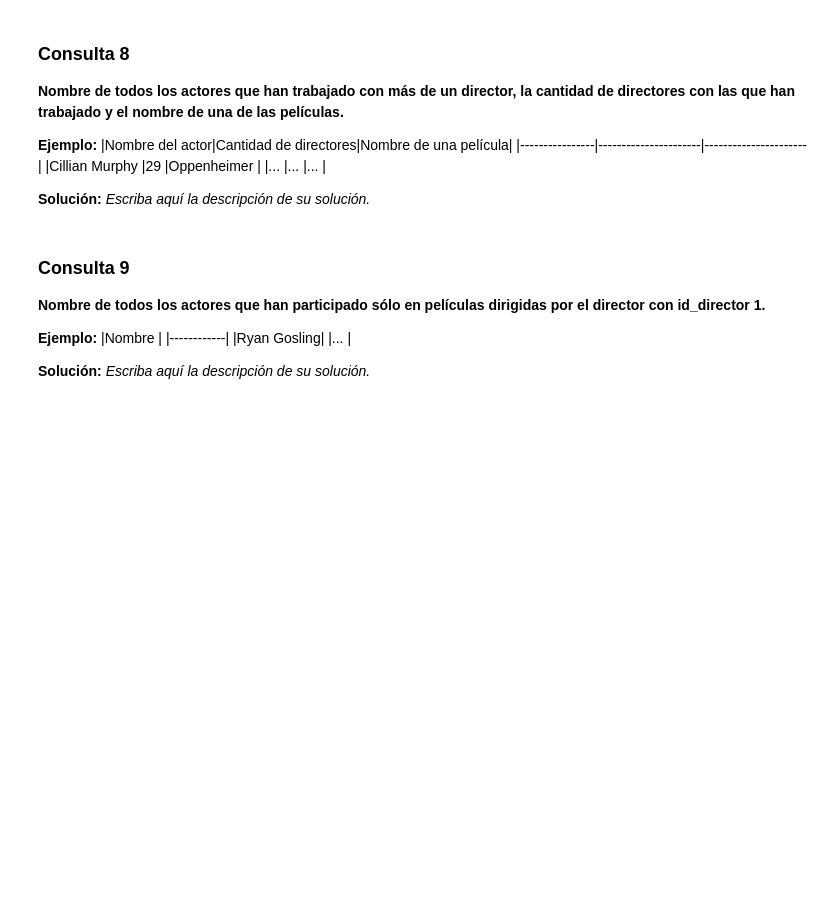
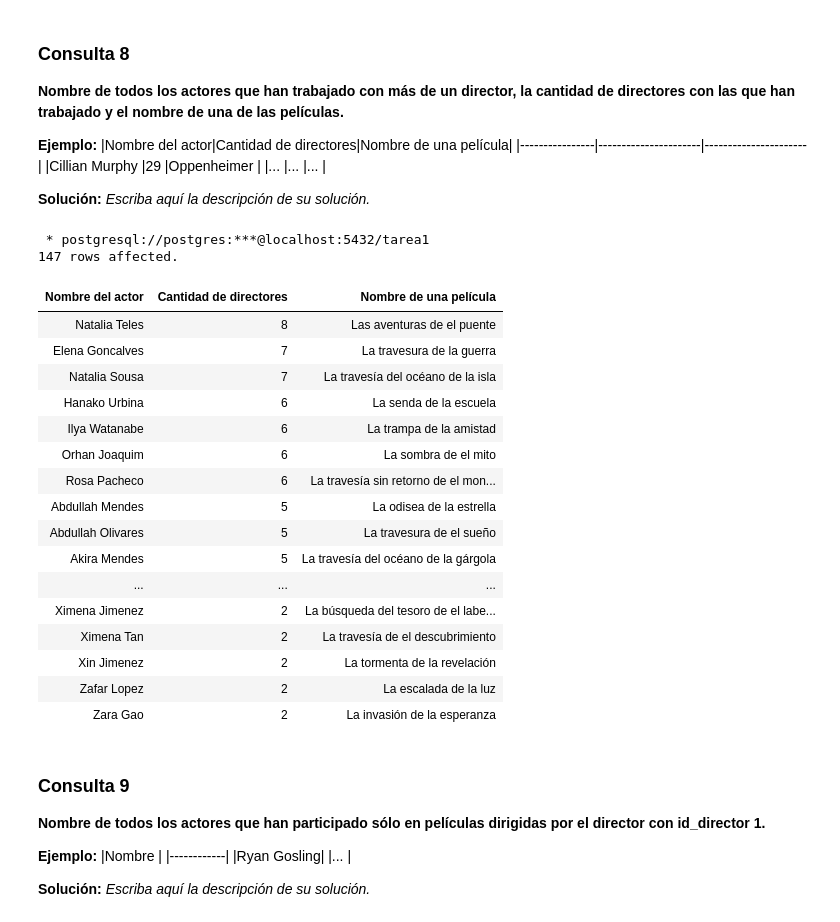
Before and after one commit to USM-Wolffe/Tarea-1-Base-de-datos, a Jupyter notebook: Tarea_1.ipynb, the cells around one changed output. Cells and saved outputs as stored; diff of their text form; code cells hidden in the pictures; blank space fills up the shorter version.

```diff
--- a/Tarea_1.ipynb
+++ b/Tarea_1.ipynb
@@ -457,3 +586,41 @@ Escriba aquí las consultas pedidas. Recuerde agregar una descripción _breve_ d
+# %%
+%%sql
+SELECT
+    actor.nombre AS "Nombre del actor",
+    COUNT(DISTINCT pelicula.id_director) AS "Cantidad de directores",
+    MAX(pelicula.nombre) AS "Nombre de una película"  -- Puedes usar MIN o MAX para seleccionar una película
+FROM
+    actor
+JOIN
+    actor_participa_en_pelicula ON actor.id_actor = actor_participa_en_pelicula.id_actor
+JOIN
+    pelicula ON actor_participa_en_pelicula.id_pelicula = pelicula.id_pelicula
+GROUP BY
+    actor.id_actor, actor.nombre
+HAVING
+    COUNT(DISTINCT pelicula.id_director) > 1
+ORDER BY
+    "Cantidad de directores" DESC, "Nombre del actor";
+# %% [output]
+ * postgresql://postgres:***@localhost:5432/tarea1
+147 rows affected.
+| Nombre del actor | Cantidad de directores | Nombre de una película |
+| Natalia Teles | 8 | Las aventuras de el puente |
+| Elena Goncalves | 7 | La travesura de la guerra |
+| Natalia Sousa | 7 | La travesía del océano de la isla |
+| Hanako Urbina | 6 | La senda de la escuela |
+| Ilya Watanabe | 6 | La trampa de la amistad |
+| Orhan Joaquim | 6 | La sombra de el mito |
+| Rosa Pacheco | 6 | La travesía sin retorno de el mon... |
+| Abdullah Mendes | 5 | La odisea de la estrella |
+| Abdullah Olivares | 5 | La travesura de el sueño |
+| Akira Mendes | 5 | La travesía del océano de la gárgola |
+| ... | ... | ... |
+| Ximena Jimenez | 2 | La búsqueda del tesoro de el labe... |
+| Ximena Tan | 2 | La travesía de el descubrimiento |
+| Xin Jimenez | 2 | La tormenta de la revelación |
+| Zafar Lopez | 2 | La escalada de la luz |
+| Zara Gao | 2 | La invasión de la esperanza |
 # %% [markdown]
 ### Consulta 9
 
```
Also changed, not shown: parts of 19 cells of this notebook.
